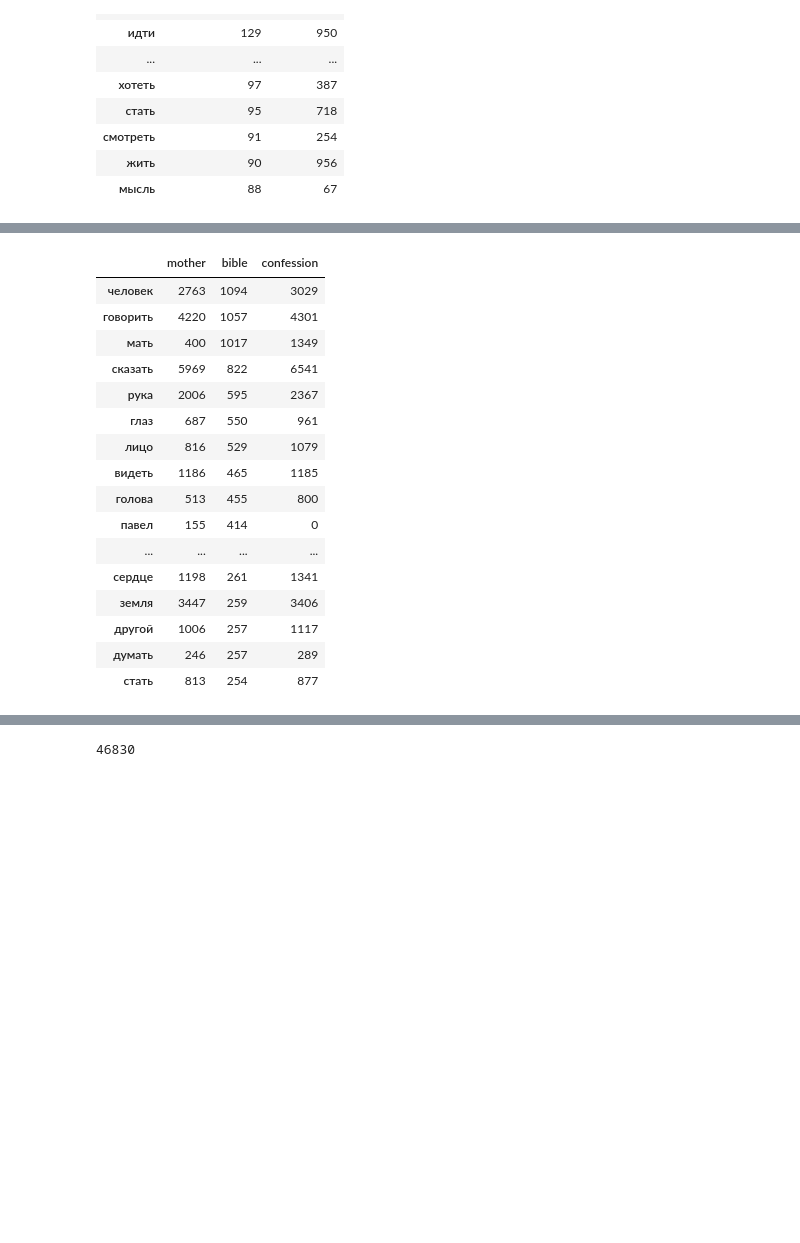
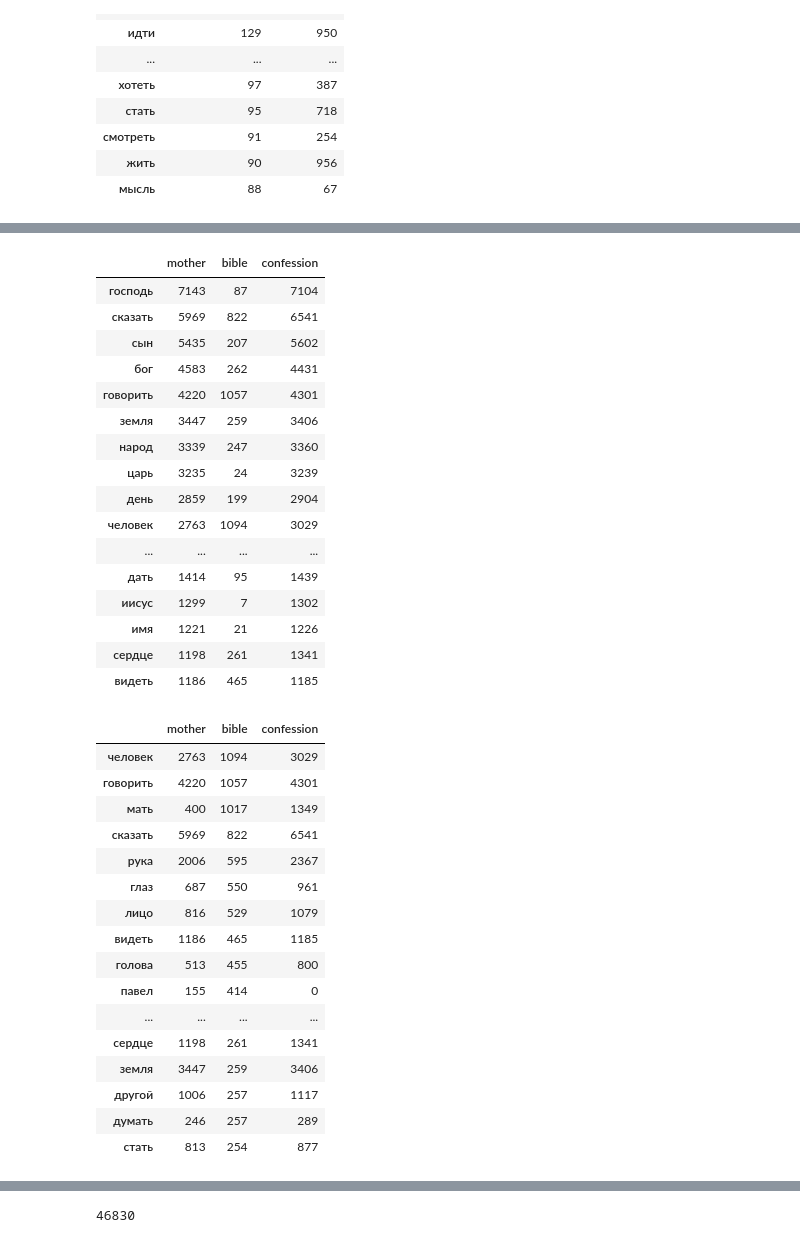
Before and after one commit to kollektivminds/russian-literary-bible, a Jupyter notebook: codebase/MotherBible.ipynb, the cells around one changed output, grey strips where cells are left out. Cells and saved outputs as stored; diff of their text form; code cells hidden in the pictures; blank space fills up the shorter version.

```diff
--- a/codebase/MotherBible.ipynb
+++ b/codebase/MotherBible.ipynb
@@ -55,3 +38,8 @@ confessionTokenDf.index = TokenDfIdx# = TokenDf.set_index(['p_id', 'token_id'])
+# %%
+# add stopword boolean, True if all attribute columns are null
+motherTokenDf = add_stopword(motherTokenDf)
+bibleTokenDf = add_stopword(bibleTokenDf)
+confessionTokenDf = add_stopword(confessionTokenDf)
 # %% [markdown]
 ## Bible and Mother Token Dataframes
 # %%
@@ -279,24 +253,3 @@ display_side_by_side(motherLemmaDf, bibleLemmaDf, confessionLemmaDf)
 | смотреть | 91 | 254 |
 | жить | 90 | 956 |
 | мысль | 88 | 67 |
-# %%
-def compare_list_frequency(*args,
-                           consider_order=False,
-                           consider_duplicates=True,
-                           handle_unhashable=False,
-                           key=None,
-                           frequency_format="dict"):
-    list_hit_list = []
-    for arg in args:
-        list_hit_dict = {}
-        other_args = args[:args.index(arg)] + args[args.index(arg)+1:]
-        for word in set(arg):
-            word_hit_count = 0
-            for other_arg in other_args:
-                word_hit_count += list(other_arg).count(word)
-            if word_hit_count > 0:
-                list_hit_dict[word] = word_hit_count
-            #print(f"{word}: {list(bible_lemmas[:1000]).count(word)}")
-        list_hit_list.append(list_hit_dict)
-
-    return(list_hit_list)
@@ -345,24 +319,41 @@ compDf.sample(25).style.background_gradient(cmap='plasma')
 # %%
-#mcompDf = compDf.sort_values('mother', axis=0, ascending=False)[:25].style.background_gradient(cmap='plasma')
+mcompDf = compDf.sort_values('mother', axis=0, ascending=False)[:25].style.background_gradient(cmap='plasma')
 bcompDf = compDf.sort_values('bible', axis=0, ascending=False)[:25].style.background_gradient(cmap='plasma')
-#ccompDf = compDf.sort_values('confession', axis=0, ascending=False)[:25].style.background_gradient(cmap='plasma')
+ccompDf = compDf.sort_values('confession', axis=0, ascending=False)[:25].style.background_gradient(cmap='plasma')
 # %%
-bcompDf
+display_side_by_side(mcompDf, bcompDf, ccompDf)
 # %% [output]
 |  | mother | bible | confession |
+| господь | 7143 | 87 | 7104 |
+| сказать | 5969 | 822 | 6541 |
+| сын | 5435 | 207 | 5602 |
+| бог | 4583 | 262 | 4431 |
+| говорить | 4220 | 1057 | 4301 |
+| земля | 3447 | 259 | 3406 |
+| народ | 3339 | 247 | 3360 |
+| царь | 3235 | 24 | 3239 |
+| день | 2859 | 199 | 2904 |
 | человек | 2763 | 1094 | 3029 |
-| говорить | 4220 | 1057 | 4301 |
-| мать | 400 | 1017 | 1349 |
-| сказать | 5969 | 822 | 6541 |
-| рука | 2006 | 595 | 2367 |
-| глаз | 687 | 550 | 961 |
-| лицо | 816 | 529 | 1079 |
+| ... | ... | ... | ... |
+| дать | 1414 | 95 | 1439 |
+| иисус | 1299 | 7 | 1302 |
+| имя | 1221 | 21 | 1226 |
+| сердце | 1198 | 261 | 1341 |
 | видеть | 1186 | 465 | 1185 |
-| голова | 513 | 455 | 800 |
-| павел | 155 | 414 | 0 |
-| ... | ... | ... | ... |
-| сердце | 1198 | 261 | 1341 |
-| земля | 3447 | 259 | 3406 |
-| другой | 1006 | 257 | 1117 |
-| думать | 246 | 257 | 289 |
-| стать | 813 | 254 | 877 |
+|  | mother | bible | confession |
+| человек | 2763 | 1094 | 3029 |
+| говорить | 4220 | 1057 | 4301 |
+| мать | 400 | 1017 | 1349 |
+| сказать | 5969 | 822 | 6541 |
+| рука | 2006 | 595 | 2367 |
+| глаз | 687 | 550 | 961 |
+| лицо | 816 | 529 | 1079 |
+| видеть | 1186 | 465 | 1185 |
+| голова | 513 | 455 | 800 |
+| павел | 155 | 414 | 0 |
+| ... | ... | ... | ... |
+| сердце | 1198 | 261 | 1341 |
+| земля | 3447 | 259 | 3406 |
+| другой | 1006 | 257 | 1117 |
+| думать | 246 | 257 | 289 |
+| стать | 813 | 254 | 877 |
```
Also changed, not shown: parts of 29 cells of this notebook, 2 other files.
